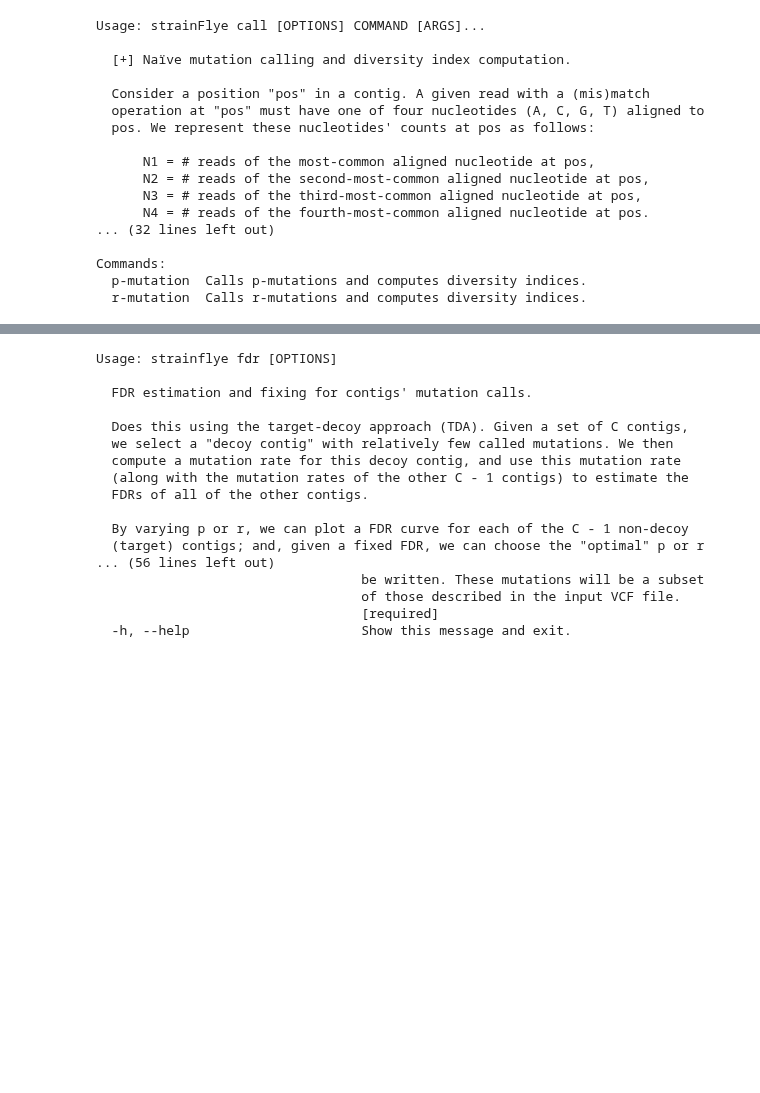
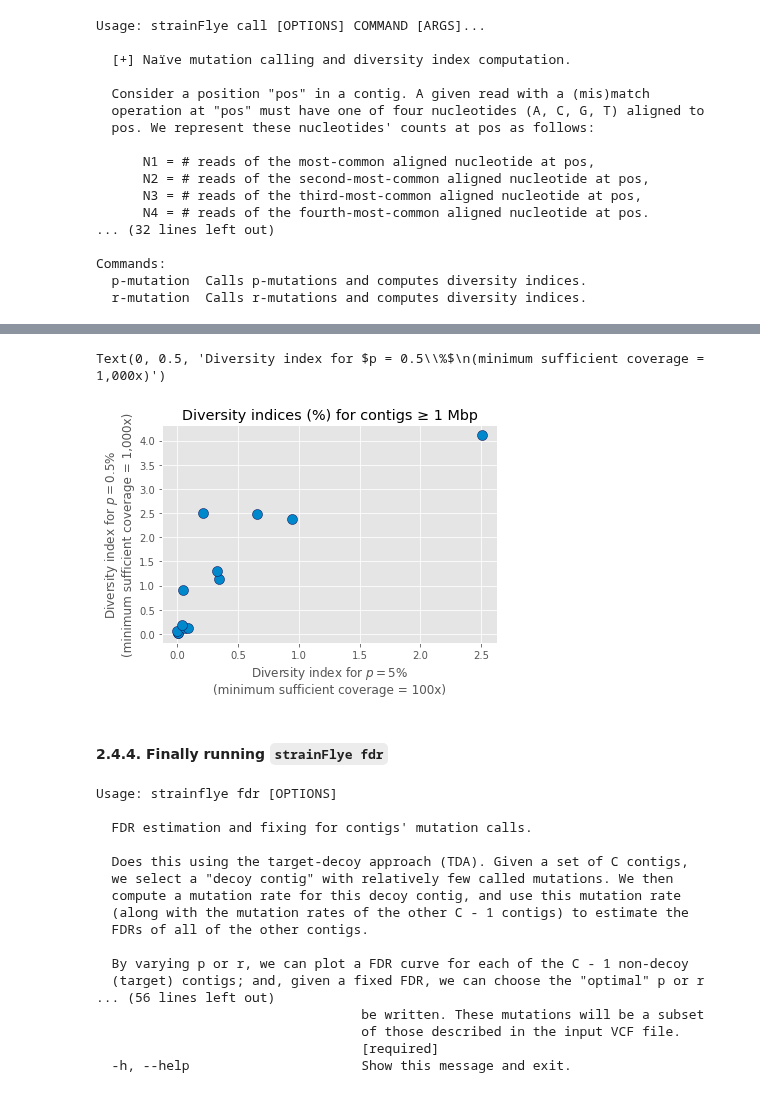
Before and after one commit to fedarko/strainFlye, a Jupyter notebook: docs/SheepGutExample.ipynb, the cells around one changed output, grey strips where cells are left out. Cells and saved outputs as stored; diff of their text form; code cells hidden in the pictures; blank space fills up the shorter version.

```diff
--- a/docs/SheepGutExample.ipynb
+++ b/docs/SheepGutExample.ipynb
@@ -194 +291,16 @@ We can provide these diversity indices to strainFlye's `fdr` command, and it wil
+# %%
+# Scatterplot of two types of diversity indices (p = 5% and p = 0.5%). This demonstrates a correlation
+# between these values, and that there is a "cluster" of contigs with low diversity indices of both types.
+fig, ax = pyplot.subplots()
+di_pct_x = [100 * d for d in div_idx_final["DivIdx(p=500,minSuffCov=100.0)"]]
+di_pct_y = [100 * d for d in div_idx_final["DivIdx(p=50,minSuffCov=1000.0)"]]
+ax.scatter(di_pct_x, di_pct_y, color="#0088cc", edgecolor="#111155", s=100)
+ax.set_title("Diversity indices (%) for contigs \u2265 1 Mbp")
+ax.set_xlabel("Diversity index for $p = 5\%$\n(minimum sufficient coverage = 100x)")
+ax.set_ylabel("Diversity index for $p = 0.5\%$\n(minimum sufficient coverage = 1,000x)")
+# %% [output]
+Text(0, 0.5, 'Diversity index for $p = 0.5\\%$\n(minimum sufficient coverage = 1,000x)')
+[figure, added]
+# %% [markdown]
+#### 2.4.4. Finally running `strainFlye fdr`
 # %%
```
Also changed, not shown: parts of 20 cells of this notebook.
